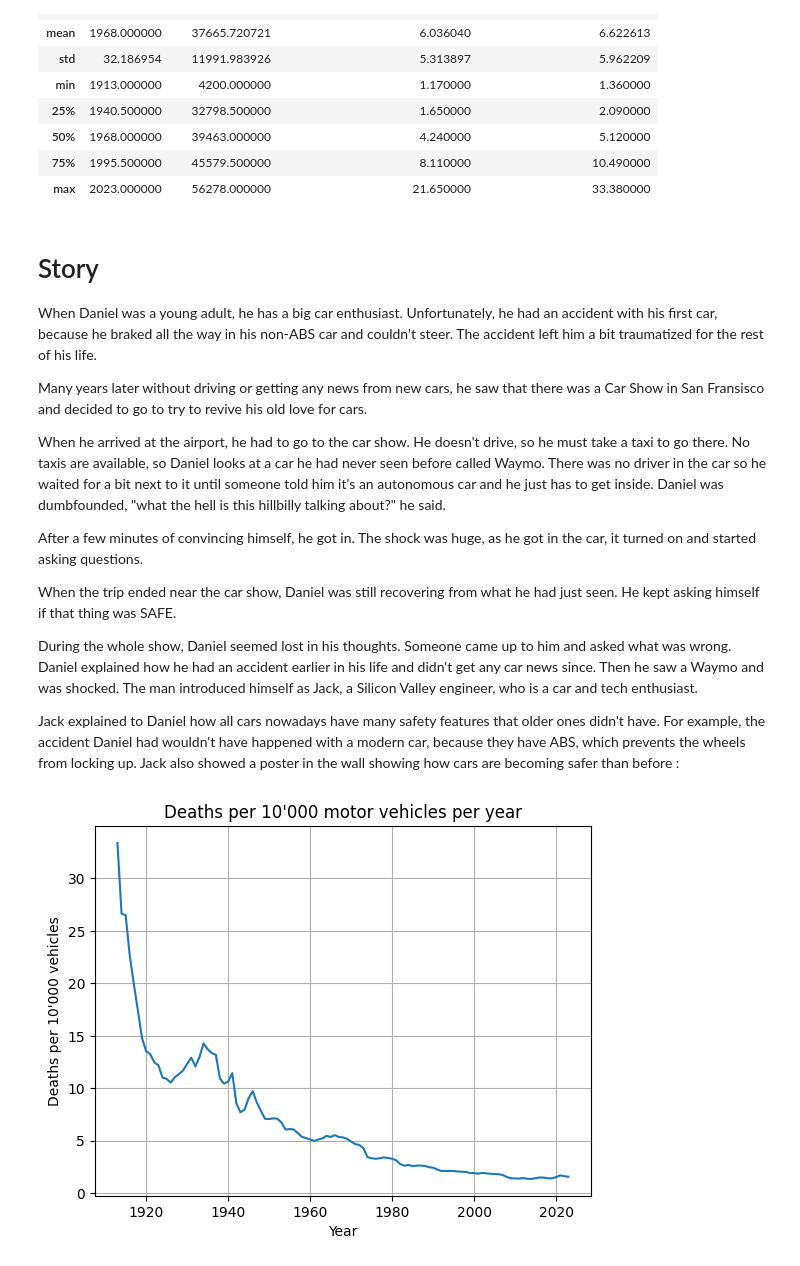
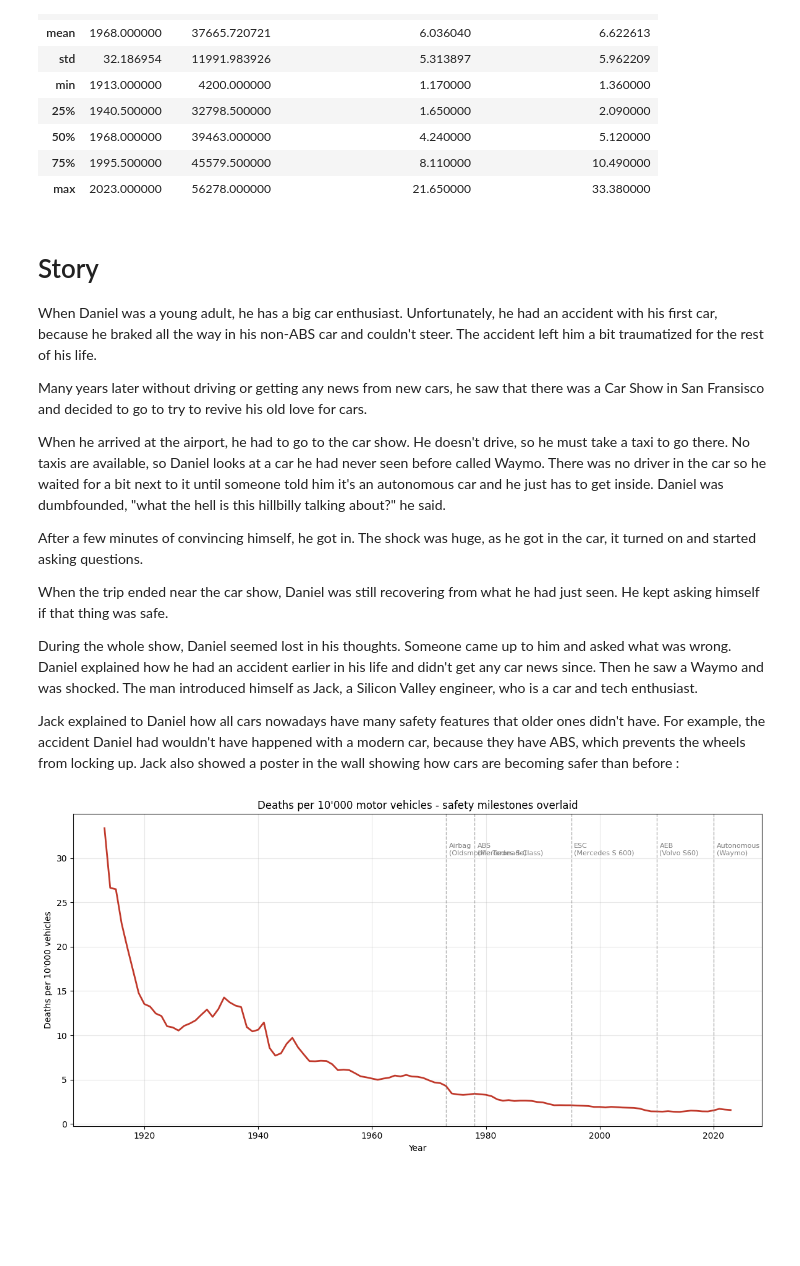
Before and after one commit to LucasHenry11/Vehicle_Safety, a Jupyter notebook: src/part1.ipynb, the cells around one changed output. Saved outputs shown, nothing was run; the diff lists cells and outputs as text; code cells hidden in the pictures; blank space fills up the shorter version.

```diff
--- a/src/part1.ipynb
+++ b/src/part1.ipynb
@@ -37,19 +38,37 @@ When he arrived at the airport, he had to go to the car show. He doesn't drive,
 
 After a few minutes of convincing himself, he got in. The shock was huge, as he got in the car, it turned on and started asking questions.
 
-When the trip ended near the car show, Daniel was still recovering from what he had just seen. He kept asking himself if that thing was SAFE.
+When the trip ended near the car show, Daniel was still recovering from what he had just seen. He kept asking himself if that thing was safe.
 
 During the whole show, Daniel seemed lost in his thoughts. Someone came up to him and asked what was wrong. Daniel explained how he had an accident earlier in his life and didn't get any car news since. Then he saw a Waymo and was shocked. The man introduced himself as Jack, a Silicon Valley engineer, who is a car and tech enthusiast.
 
 Jack explained to Daniel how all cars nowadays have many safety features that older ones didn't have. For example, the accident Daniel had wouldn't have happened with a modern car, because they have ABS, which prevents the wheels from locking up. Jack also showed a poster in the wall showing how cars are becoming safer than before :
 # %%
-plt.plot(df_mv_rates["Category"], df_mv_rates["Rate Per 10,000 motor vehicles"])
-plt.title("Deaths per 10'000 motor vehicles per year")
-plt.xlabel("Year")
-plt.ylabel("Deaths per 10'000 vehicles")
-plt.grid(True)
+milestones = [
+    (1973, "Airbag\n(Oldsmobile Toronado)"),
+    (1978, "ABS\n(Mercedes S-Class)"),
+    (1995, "ESC\n(Mercedes S 600)"),
+    (2010, "AEB\n(Volvo S60)"),
+    (2020, "Autonomous\n(Waymo)"),
+]
+
+fig, ax = plt.subplots(figsize=(12, 6))
+ax.plot(df_mv_rates["Category"], df_mv_rates["Rate Per 10,000 motor vehicles"],
+        color="#c0392b", linewidth=2)
+
+ymax = df_mv_rates["Rate Per 10,000 motor vehicles"].max()
+for year, label in milestones:
+    ax.axvline(year, color="gray", linestyle="--", alpha=0.6, linewidth=1)
+    ax.annotate(label, xy=(year, ymax * 0.95), xytext=(year + 0.5, ymax * 0.95),
+                fontsize=8, color="gray", va="top")
+
+ax.set_title("Deaths per 10'000 motor vehicles - safety milestones overlaid")
+ax.set_xlabel("Year")
+ax.set_ylabel("Deaths per 10'000 vehicles")
+ax.grid(True, alpha=0.3)
+plt.tight_layout()
 # %% [output]
-[figure, old version]
+[figure, new version]
 # %% [markdown]
 Jake started walking and explaining cars to Daniel.
 "Here you can see the 1978 Mercedes-Benz S-Class, the first car to feature ABS (Anti-Lock Braking System). This reduces mortality by 6% in cars and ~30% in motorcycles !" said Jack. He kept going.
```
Also changed, not shown: parts of 12 cells of this notebook.
